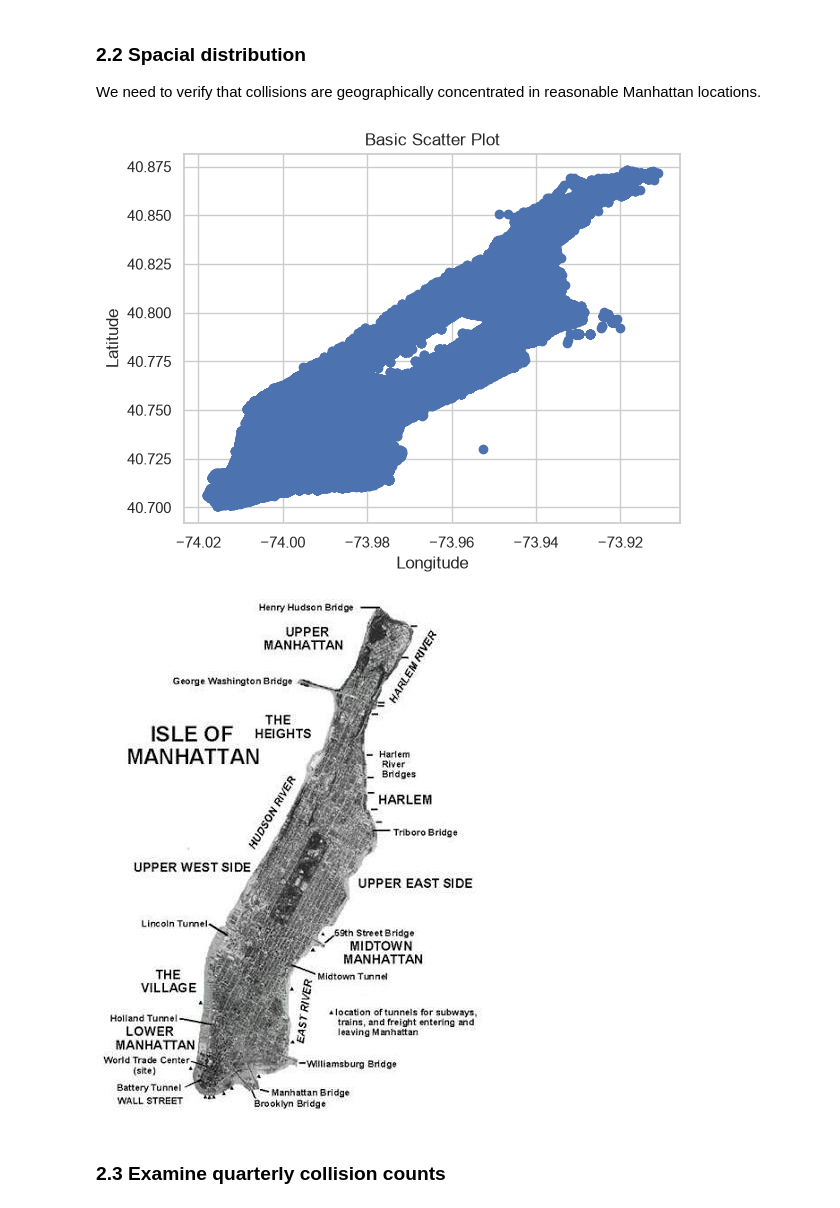
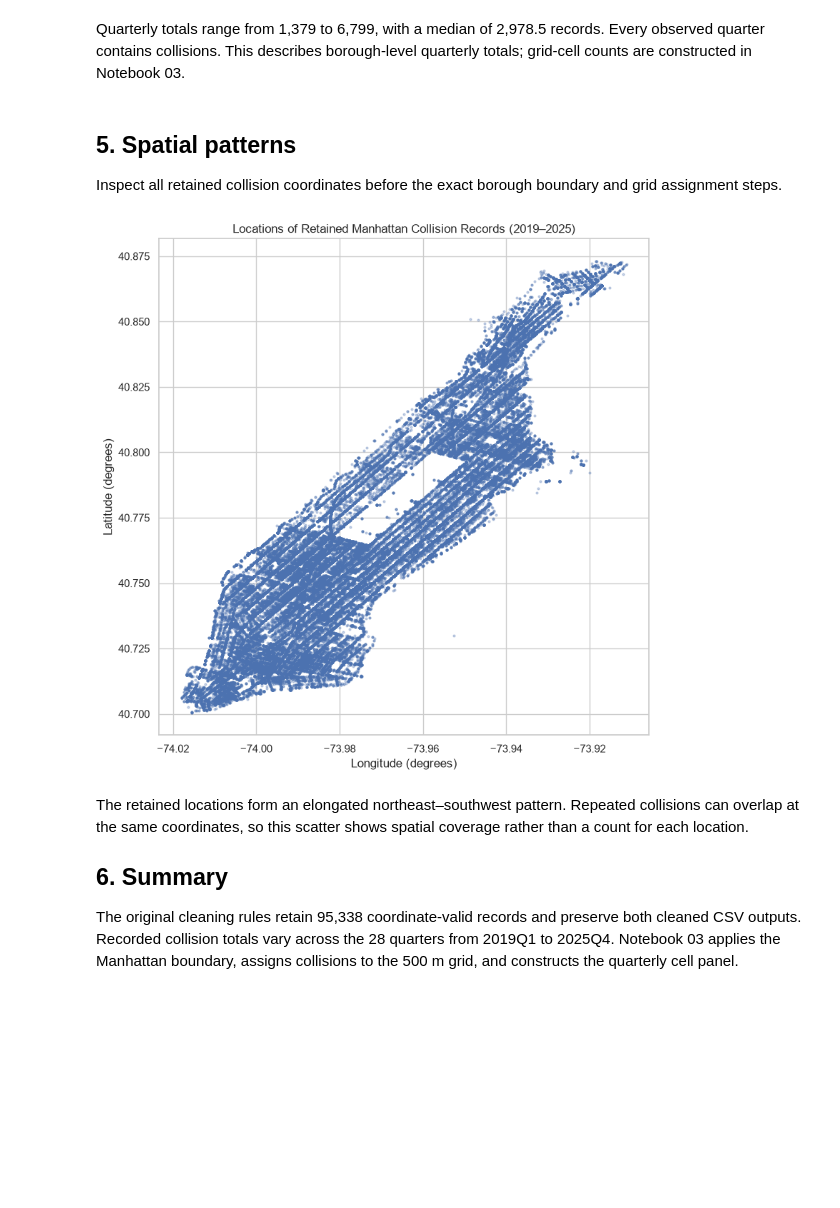
Before and after one commit to andrewgabrielm/RoadRisk, a Jupyter notebook: notebooks/02_eda.ipynb, the cells around one changed output. Cells and saved outputs as stored; diff of their text form; code cells hidden in the pictures; blank space fills up the shorter version.

```diff
--- a/notebooks/02_eda.ipynb
+++ b/notebooks/02_eda.ipynb
@@ -63,6 +59,8 @@ df_clean = df.copy()
 # %%
-#Convert crash_date to datetime.
-df_clean['crash_date'] = pd.to_datetime(df_clean['crash_date'],errors = "coerce")
+df_clean = df.copy()
 
-#convert longitude and latitude to numeric values
-df_clean['longitude'] = df['longitude'].astype("float64")
+# Preserve the original type conversions.
+df_clean["crash_date"] = pd.to_datetime(
+    df_clean["crash_date"], errors="coerce"
+)
+df_clean["longitude"] = df["longitude"].astype("float64")
@@ -212,3 +147,12 @@ memory usage: 5.1 MB
 # %%
-df_eda['year'] = df_eda['crash_date'].dt.year
-df_eda['quarter'] = df_eda['crash_date'].dt.quarter
+df_eda = df_clean.copy()
+quarterly_count = (
+    df_eda["crash_date"].dt.to_period("Q")
+    .value_counts().sort_index()
+)
+yearly_count = (
+    df_eda["crash_date"].dt.to_period("Y")
+    .value_counts().sort_index()
+)
+
+print("Observed quarters, 2019–2025:", len(quarterly_count))
@@ -272,17 +209,25 @@ plt.show()
+# %% [markdown]
+Quarterly totals range from 1,379 to 6,799, with a median of 2,978.5 records. Every observed quarter contains collisions. This describes borough-level quarterly totals; grid-cell counts are constructed in Notebook 03.
 # %% [markdown]
-### 2.2 Spacial distribution
-We need to verify that collisions are geographically concentrated in reasonable Manhattan locations.
+## 5. Spatial patterns
+
+Inspect all retained collision coordinates before the exact borough boundary and grid assignment steps.
 # %%
-plt.scatter(df_eda["longitude"], df_eda['latitude'],alpha= 1, cmap='viridis')
-plt.xlabel("Longitude")
-plt.ylabel("Latitude")
-plt.title("Basic Scatter Plot")
-
-# Display the plot
+plt.figure(figsize=(8, 8))
+plt.scatter(
+    df_eda["longitude"], df_eda["latitude"],
+    s=4, alpha=0.3
+)
+plt.xlabel("Longitude (degrees)")
+plt.ylabel("Latitude (degrees)")
+plt.title("Locations of Retained Manhattan Collision Records (2019–2025)")
+plt.tight_layout()
 plt.show()
 # %% [output]
-[figure, old version]
+[figure, new version]
 # %% [markdown]
-![image.png](attachment:image.png)
+The retained locations form an elongated northeast–southwest pattern. Repeated collisions can overlap at the same coordinates, so this scatter shows spatial coverage rather than a count for each location.
+
+## 6. Summary
+
+The original cleaning rules retain 95,338 coordinate-valid records and preserve both cleaned CSV outputs. Recorded collision totals vary across the 28 quarters from 2019Q1 to 2025Q4. Notebook 03 applies the Manhattan boundary, assigns collisions to the 500 m grid, and constructs the quarterly cell panel.
-# %% [markdown]
-###  2.3 Examine quarterly collision counts
```
Also changed, not shown: parts of 48 cells of this notebook, 3 other files.
